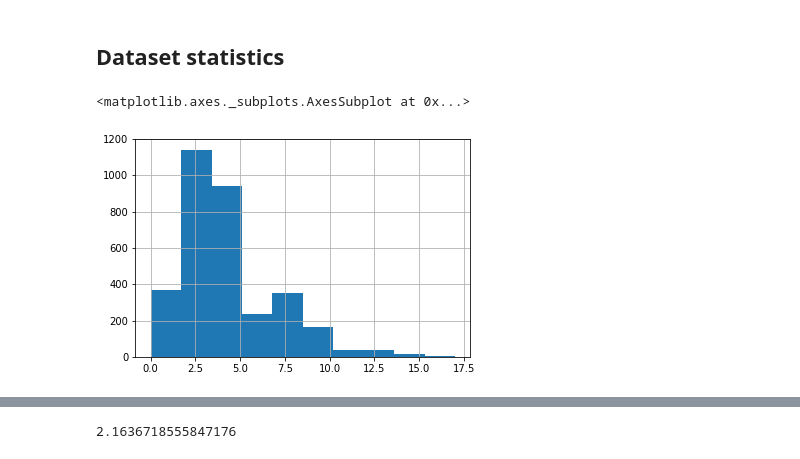
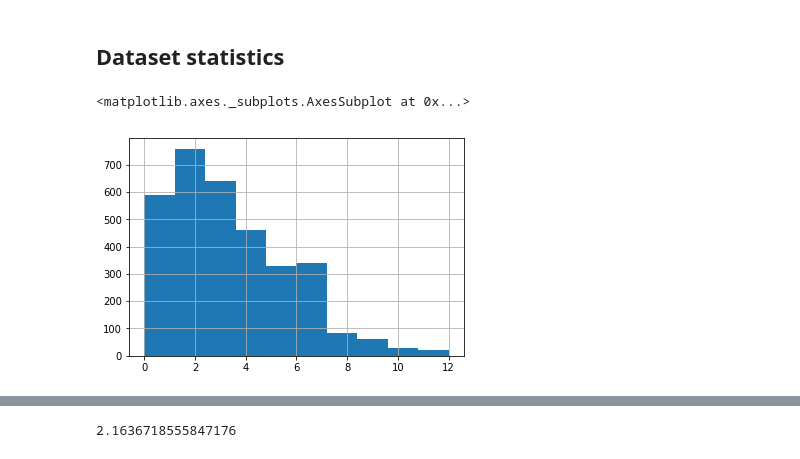
Before and after one commit to pasana/paradec, a Jupyter notebook: debut-en.ipynb, the cells around one changed output, grey strips where cells are left out. Drawn from its saved outputs; the diff is of its cells as text; code cells hidden in the pictures.

```diff
--- a/debut-en.ipynb
+++ b/debut-en.ipynb
@@ -32,6 +32,8 @@ data.groupby('intent').count()['text'].sort_values().plot(kind='barh', title='Se
 [figure]
 # %%
 data = data.drop([1685,1686])
+# %%
+data.index = pd.Index(list(range(0,len(data))))
 # %% [markdown]
 ## Preprocess
 # %%
@@ -129,7 +131,7 @@ len(data), data[data['len']==0]['text'].count()
 # %% [markdown]
 ## Dataset statistics
 # %%
-data.tokenized_text.apply(len).hist()
+data.clean_text.apply(len).hist()
 # %% [output]
 <matplotlib.axes._subplots.AxesSubplot at 0x...>
-[figure, old version]
+[figure, new version]
```
Also changed, not shown: parts of 8 cells of this notebook, 3 other files.
